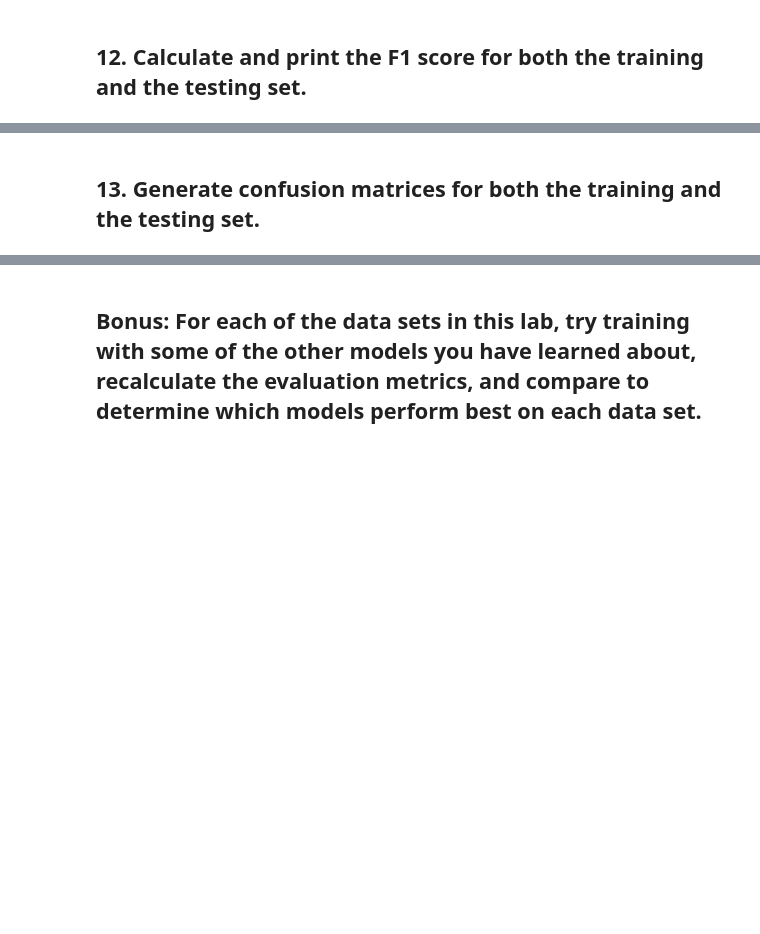
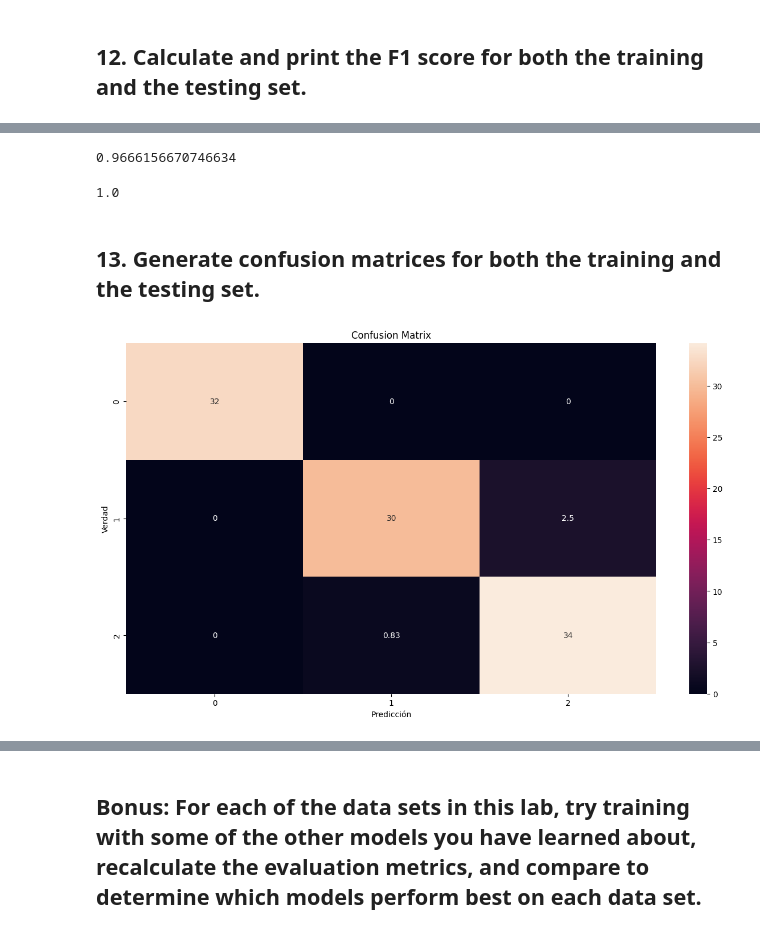
Before and after one commit to Ironhack-Data-Madrid-Octubre-2023/7.2-lab_supervised_model_evaluation, a Jupyter notebook: your-code/main.ipynb, the cells around one changed output, grey strips where cells are left out. Cells and saved outputs as stored; diff of their text form; code cells hidden in the pictures; blank space fills up the shorter version.

```diff
--- a/your-code/main.ipynb
+++ b/your-code/main.ipynb
@@ -112,3 +170,8 @@ data = pd.concat([X, y], axis=1)
 ## 6. Split this data set into training (80%) and testing (20%) sets.
 
 The `class` field represents the type of flower and is the target variable that we will want to predict.
+# %%
+X_train, X_test, y_train, y_test = tts(X, y, train_size=0.8)
+
+
+X_train.shape, X_test.shape, y_train.shape, y_test.shape
@@ -115,2 +180,12 @@ The `class` field represents the type of flower and is the target variable that
 # %% [markdown]
 ## 7. Train a `LogisticRegression` model on this data set and generate predictions on both the training and the testing set.
+# %%
+from sklearn.linear_model import LogisticRegression
+
+logreg = LogisticRegression()
+
+logreg.fit(X_train, y_train)
+
+y_pred_logreg_test = logreg.predict(X_test)
+
+y_pred_logreg_train = logreg.predict(X_train)
@@ -127,2 +304,10 @@ The `class` field represents the type of flower and is the target variable that
+# %%
+f1(y_train, y_pred_logreg_train, average='weighted')
+# %% [output]
+0.9666156670746634
+# %%
+f1(y_test, y_pred_logreg_test, average='weighted')
+# %% [output]
+1.0
 # %% [markdown]
 ## 13. Generate confusion matrices for both the training and the testing set.
@@ -128,0 +323,13 @@ The `class` field represents the type of flower and is the target variable that
+# %%
+#Train
+plt.figure(figsize=(15, 8)) # creamos un plot
+
+ax=sns.heatmap(cm(y_train, y_pred_logreg_train)/cm(y_train, y_pred_logreg_train).sum() * 100,
+               annot=True)
+
+plt.title('Confusion Matrix')
+plt.ylabel('Verdad')
+plt.xlabel('Predicción')
+plt.show();
+# %% [output]
+[figure, added]
```
Also changed, not shown: parts of 36 cells of this notebook.
